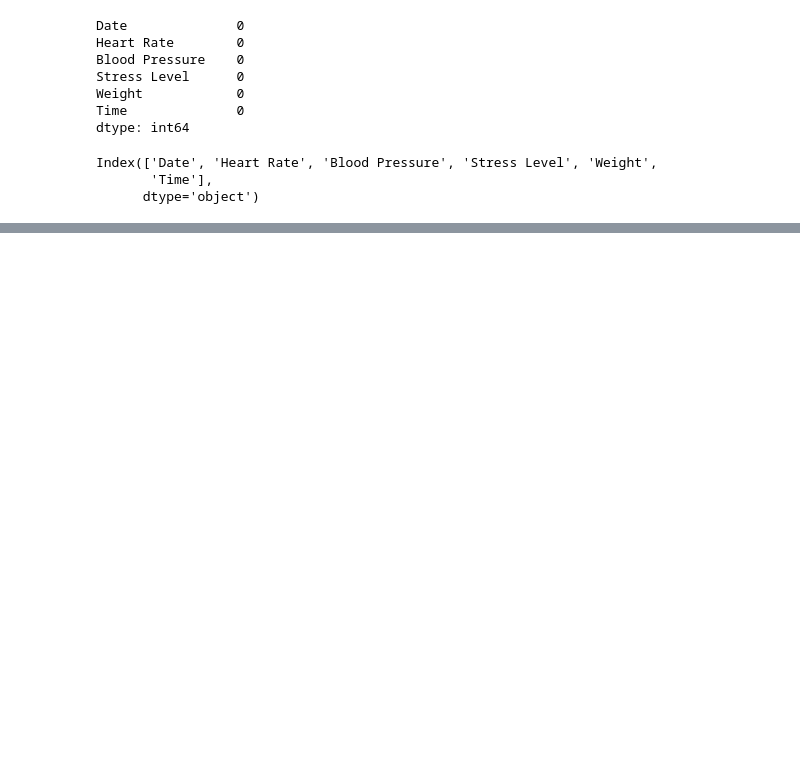
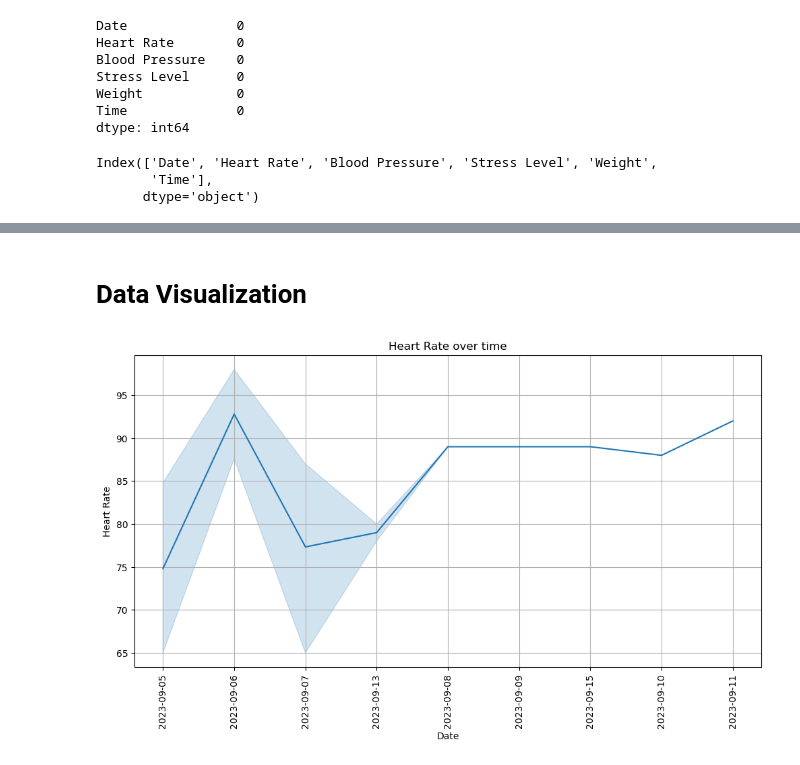
Before and after one commit to darshanrana023/HealthHub, a Jupyter notebook: Data Handling.ipynb, the cells around one changed output, grey strips where cells are left out. Saved outputs shown, nothing was run; the diff lists cells and outputs as text; code cells hidden in the pictures; blank space fills up the shorter version.

Commit message:
visualization is done

```diff
--- a/Data Handling.ipynb
+++ b/Data Handling.ipynb
@@ -97,0 +78,12 @@ plt.show()
+# %% [markdown]
+# Data Visualization
+# %%
+# Heartrate over time
+plt.figure(figsize=(12,6))
+sns.lineplot(data=df,x='Date', y='Heart Rate')
+plt.title("Heart Rate over time")
+plt.xticks(rotation=90)
+plt.grid(True)
+plt.show()
+# %% [output]
+[figure, added]
```
Also changed, not shown: parts of 10 cells of this notebook, 6 other files.
